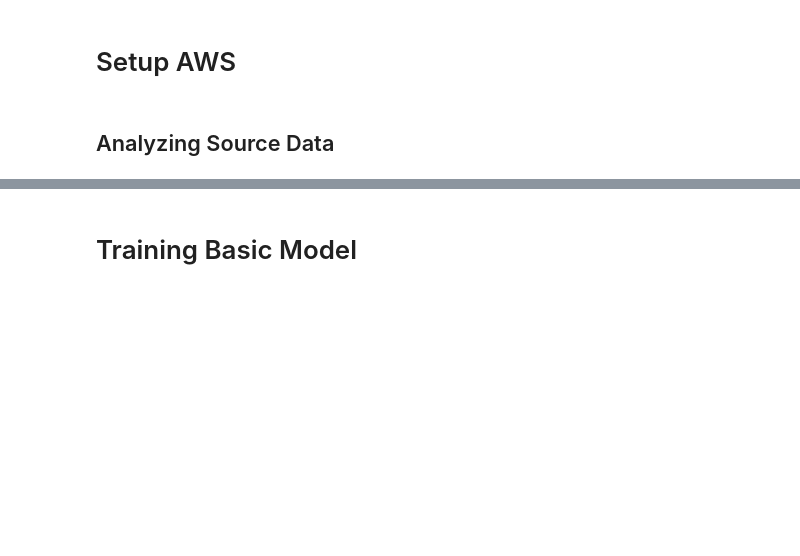
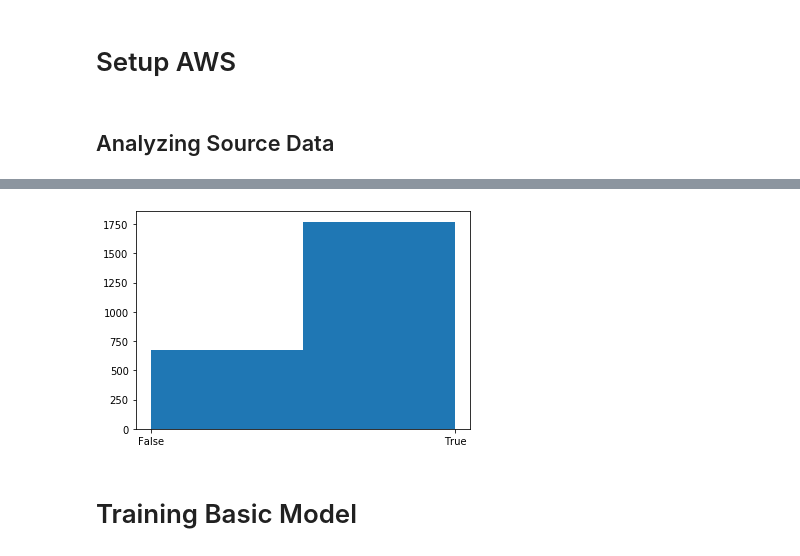
Before and after one commit to dbbrandt/short_answer_granding_capstone_project, a Jupyter notebook: Capstone 2 SAG.ipynb, the cells around one changed output, grey strips where cells are left out. Saved outputs shown, nothing was run; the diff lists cells and outputs as text; code cells hidden in the pictures; blank space fills up the shorter version.

```diff
--- a/Capstone 2 SAG.ipynb
+++ b/Capstone 2 SAG.ipynb
@@ -32,3 +86,10 @@ input_data = sagemaker_session.upload_data(path=data_dir, bucket=bucket, key_pre
+# %%
+plt.hist(raw_data['correct'],bins=2)
+plt.xticks(np.arange(2), ['False', 'True'])
+plt.rcParams["figure.figsize"] = [2,2]
+plt.show()
+# %% [output]
+[figure, added]
 # %% [markdown]
 # Training Basic Model
 # %%
```
Also changed, not shown: parts of 10 cells of this notebook, 1 other file.
